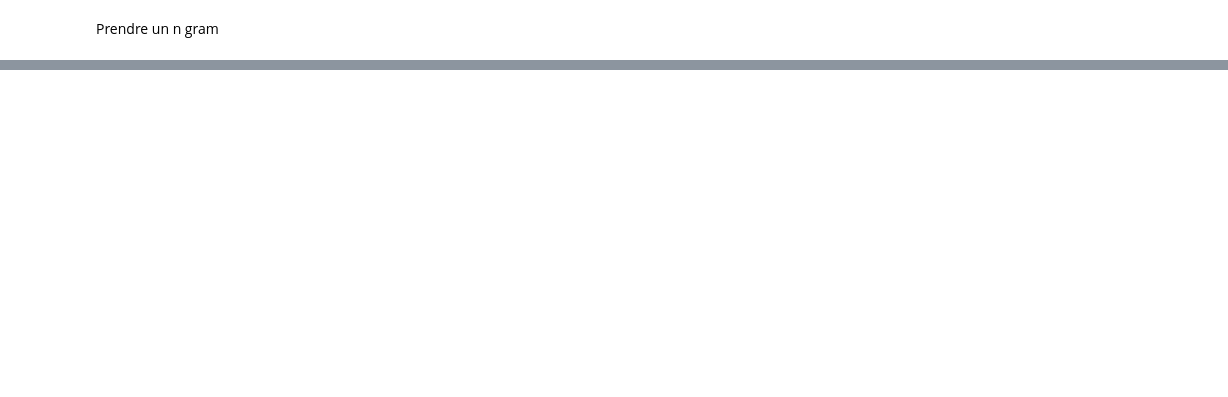
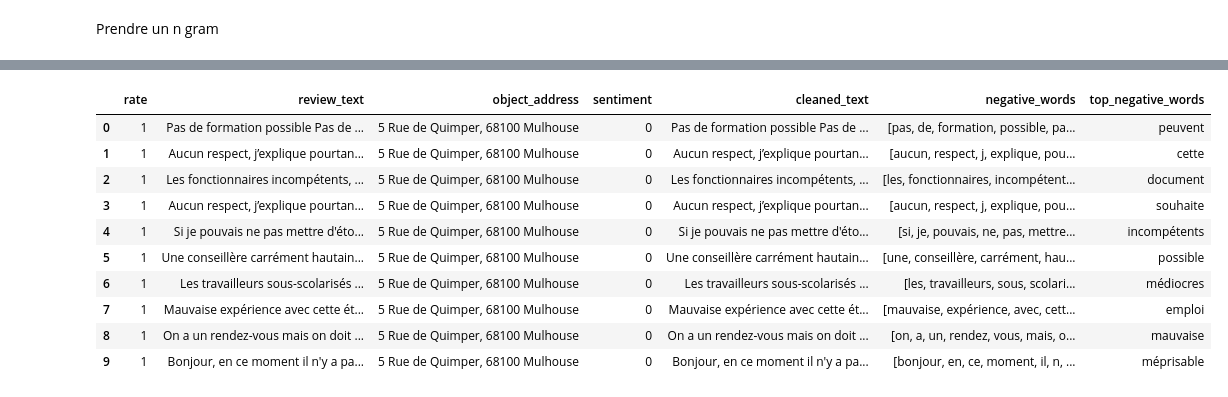
Before and after one commit to projetgouv/scraping, a Jupyter notebook: Cleaning_eda/Data_cleaning.ipynb, the cells around one changed output, grey strips where cells are left out. Drawn from its saved outputs; the diff is of its cells as text; code cells hidden in the pictures; blank space fills up the shorter version.

```diff
--- a/Cleaning_eda/Data_cleaning.ipynb
+++ b/Cleaning_eda/Data_cleaning.ipynb
@@ -633,0 +1492,15 @@ all_data
+# %%
+import matplotlib.pyplot as plt
+from wordcloud import WordCloud
+
+# Concaténer tous les textes dans une seule chaîne de caractères
+text = ' '.join(all_data['cleaned_text'].values)
+
+# Créer l'objet WordCloud avec les paramètres souhaités
+wordcloud = WordCloud(width=800, height=400, background_color='white').generate(text)
+
+# Afficher le nuage de mots
+plt.figure(figsize=(10, 6))
+plt.imshow(wordcloud, interpolation='bilinear')
+plt.axis('off')
+plt.show()
@@ -633,0 +1542,8 @@ all_data
+# %%
+corpus = [
+    "Ce lieu est horrible, le service est médiocre et la nourriture est immangeable.",
+    "Je n'ai pas du tout aimé cet endroit, les prix sont exorbitants pour ce qu'ils offrent.",
+    "Le personnel était impoli et incompétent, je ne recommande vraiment pas cet établissement.",
+    "J'ai adoré cet endroit, la nourriture était délicieuse et le service était impeccable.",
+    # Ajoutez d'autres reviews ici
+]
@@ -633,0 +1645,19 @@ all_data
+# %%
+# Création de la matrice c-TF-IDF avec n-grams
+vectorizer = TfidfVectorizer(stop_words=list(stopwords), ngram_range=(1, 3))
+ctfidf_matrix = vectorizer.fit_transform(negative_reviews)
+
+# Récupération des mots les plus récurrents pour les commentaires négatifs
+feature_names = vectorizer.get_feature_names_out()
+top_negative_words = []
+
+for i in range(ctfidf_matrix.shape[0]):
+    review_ctfidf_scores = ctfidf_matrix[i].toarray()[0]
+    top_indices = review_ctfidf_scores.argsort()[-5:][::-1]  # Sélectionne les 10 scores les plus importants
+    review_negative_words = [feature_names[idx] for idx in top_indices if feature_names[idx] not in stopwords]
+    top_negative_words.extend(review_negative_words)
+
+top_negative_words = list(set(top_negative_words))  # Supprime les doublons
+
+print("Mots les plus récurrents pour les commentaires négatifs :")
+print(top_negative_words)
@@ -633,0 +1739,14 @@ all_data
+# %%
+df
+# %% [output]
+|  | rate | review_text | object_address | sentiment | cleaned_text | negative_words | top_negative_words |
+| 0 | 1 | Pas de formation possible Pas de ... | 5 Rue de Quimper, 68100 Mulhouse | 0 | Pas de formation possible Pas de ... | [pas, de, formation, possible, pa... | peuvent |
+| 1 | 1 | Aucun respect, j’explique pourtan... | 5 Rue de Quimper, 68100 Mulhouse | 0 | Aucun respect, j’explique pourtan... | [aucun, respect, j, explique, pou... | cette |
+| 2 | 1 | Les fonctionnaires incompétents, ... | 5 Rue de Quimper, 68100 Mulhouse | 0 | Les fonctionnaires incompétents, ... | [les, fonctionnaires, incompétent... | document |
+| 3 | 1 | Aucun respect, j’explique pourtan... | 5 Rue de Quimper, 68100 Mulhouse | 0 | Aucun respect, j’explique pourtan... | [aucun, respect, j, explique, pou... | souhaite |
+| 4 | 1 | Si je pouvais ne pas mettre d'éto... | 5 Rue de Quimper, 68100 Mulhouse | 0 | Si je pouvais ne pas mettre d'éto... | [si, je, pouvais, ne, pas, mettre... | incompétents |
+| 5 | 1 | Une conseillère carrément hautain... | 5 Rue de Quimper, 68100 Mulhouse | 0 | Une conseillère carrément hautain... | [une, conseillère, carrément, hau... | possible |
+| 6 | 1 | Les travailleurs sous-scolarisés ... | 5 Rue de Quimper, 68100 Mulhouse | 0 | Les travailleurs sous-scolarisés ... | [les, travailleurs, sous, scolari... | médiocres |
+| 7 | 1 | Mauvaise expérience avec cette ét... | 5 Rue de Quimper, 68100 Mulhouse | 0 | Mauvaise expérience avec cette ét... | [mauvaise, expérience, avec, cett... | emploi |
+| 8 | 1 | On a un rendez-vous mais on doit ... | 5 Rue de Quimper, 68100 Mulhouse | 0 | On a un rendez-vous mais on doit ... | [on, a, un, rendez, vous, mais, o... | mauvaise |
+| 9 | 1 | Bonjour, en ce moment il n'y a pa... | 5 Rue de Quimper, 68100 Mulhouse | 0 | Bonjour, en ce moment il n'y a pa... | [bonjour, en, ce, moment, il, n, ... | méprisable |
```
Also changed, not shown: parts of 98 cells of this notebook, 9 other files.
